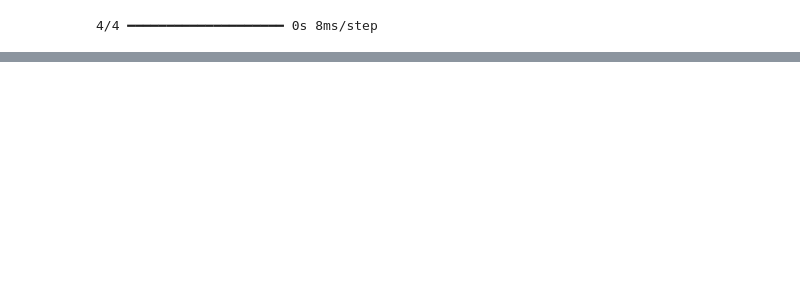
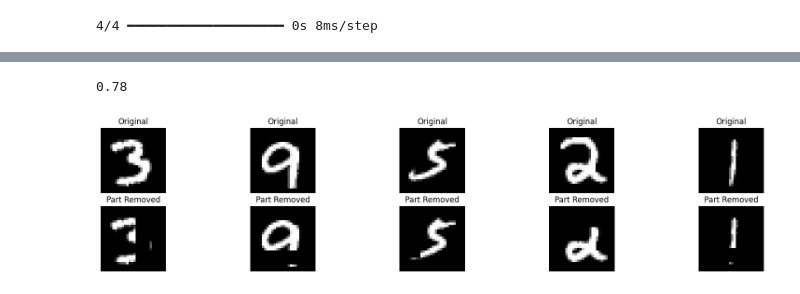
Before and after one commit to Disha7635/reliability-of-ml-model, a Jupyter notebook: digit_recog_cnn.ipynb, the cells around one changed output, grey strips where cells are left out. Drawn from its saved outputs; the diff is of its cells as text; code cells hidden in the pictures; blank space fills up the shorter version.

```diff
--- a/digit_recog_cnn.ipynb
+++ b/digit_recog_cnn.ipynb
@@ -214,0 +342,58 @@ accuracy_score(y_test[100:200],y_pred)
+# %%
+accuracy_score(y_test[400:500],y_pred)
+# %% [output]
+0.78
+# %%
+import numpy as np
+import matplotlib.pyplot as plt
+
+# Function to simulate removing a specific part of the digit without affecting the background
+def remove_part_of_digit(image, remove_direction='bottom', remove_ratio=0.3):
+    noisy_image = image.copy()
+    rows, cols = image.shape
+
+    # Identify non-zero pixels (i.e., the digit)
+    non_zero_indices = np.where(noisy_image > 0)
+    min_row, max_row = np.min(non_zero_indices[0]), np.max(non_zero_indices[0])
+    min_col, max_col = np.min(non_zero_indices[1]), np.max(non_zero_indices[1])
+
+    if remove_direction == 'bottom':
+        cutoff = int(max_row - (max_row - min_row) * remove_ratio)
+        noisy_image[cutoff:max_row, min_col:max_col] = np.where(noisy_image[cutoff:max_row, min_col:max_col] > 0, 0, noisy_image[cutoff:max_row, min_col:max_col])
+    elif remove_direction == 'top':
+        cutoff = int(min_row + (max_row - min_row) * remove_ratio)
+        noisy_image[min_row:cutoff, min_col:max_col] = np.where(noisy_image[min_row:cutoff, min_col:max_col] > 0, 0, noisy_image[min_row:cutoff, min_col:max_col])
+    elif remove_direction == 'left':
+        cutoff = int(min_col + (max_col - min_col) * remove_ratio)
+        noisy_image[min_row:max_row, min_col:cutoff] = np.where(noisy_image[min_row:max_row, min_col:cutoff] > 0, 0, noisy_image[min_row:max_row, min_col:cutoff])
+    elif remove_direction == 'right':
+        cutoff = int(max_col - (max_col - min_col) * remove_ratio)
+        noisy_image[min_row:max_row, cutoff:max_col] = np.where(noisy_image[min_row:max_row, cutoff:max_col] > 0, 0, noisy_image[min_row:max_row, cutoff:max_col])
+
+    return noisy_image
+
+# Sample images from the dataset
+sample_images = x_test[500:600]
+
+# Apply the part removal effect to the sampled images
+dir=np.array(['bottom','top','right','left'])
+removed_part_images = np.array([remove_part_of_digit(img, remove_direction=dir[random.randint(0,3)]) for img in sample_images])
+
+# Visualize the original and part-removed images
+fig, axes = plt.subplots(2, 5, figsize=(20, 4))
+
+# Original Images
+for i in range(5):
+    axes[0, i].imshow(sample_images[i], cmap='gray')
+    axes[0, i].set_title('Original')
+    axes[0, i].axis('off')
+
+# Part Removed Images
+for i in range(5):
+    axes[1, i].imshow(removed_part_images[i], cmap='gray')
+    axes[1, i].set_title('Part Removed')
+    axes[1, i].axis('off')
+
+plt.show()
+# %% [output]
+[figure, added]
```
Also changed, not shown: parts of 18 cells of this notebook.
